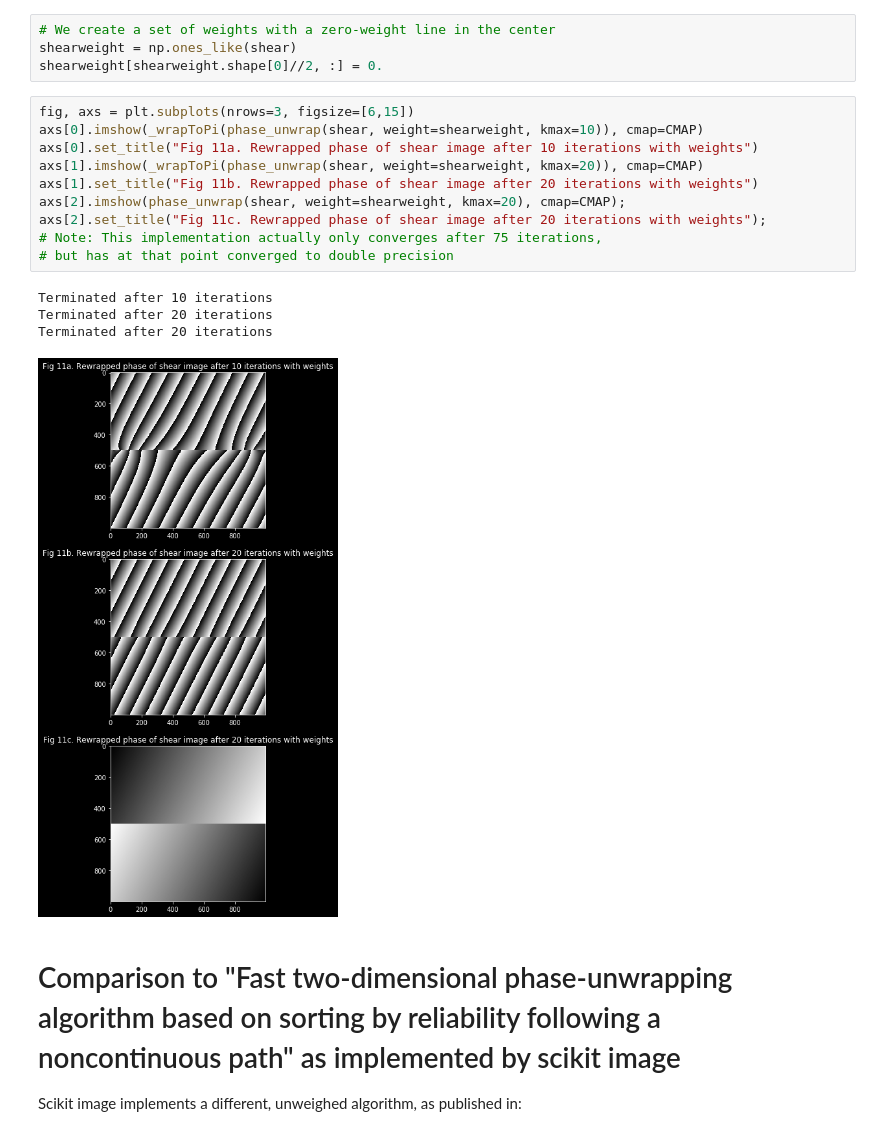
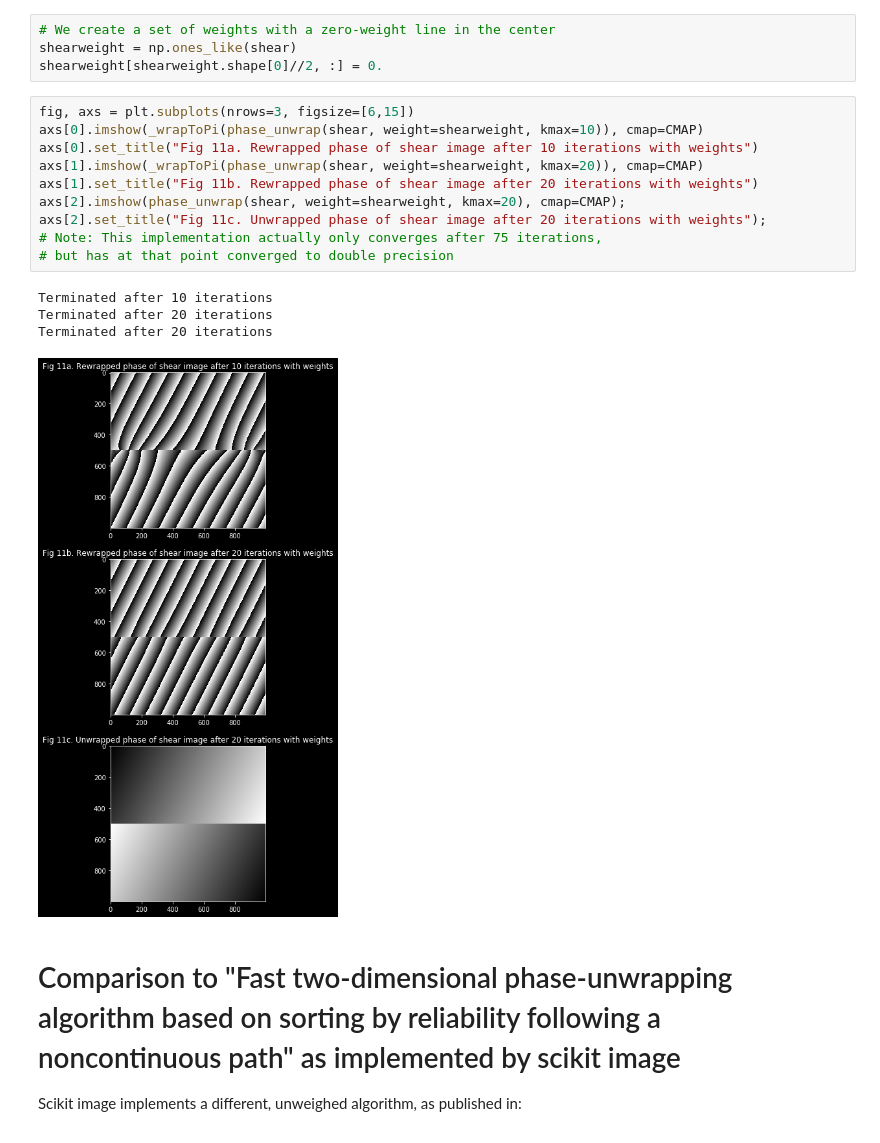
Before and after one commit to TAdeJong/weighed_phase_unwrap, a Jupyter notebook: weighed_phase_unwrap.ipynb, the cells around one changed output. Saved outputs shown, nothing was run; the diff lists cells and outputs as text.

```diff
--- a/weighed_phase_unwrap.ipynb
+++ b/weighed_phase_unwrap.ipynb
@@ -104,18 +105,18 @@ shearweight[shearweight.shape[0]//2, :] = 0.
 # %%
 fig, axs = plt.subplots(nrows=3, figsize=[6,15])
 axs[0].imshow(_wrapToPi(phase_unwrap(shear, weight=shearweight, kmax=10)), cmap=CMAP)
 axs[0].set_title("Fig 11a. Rewrapped phase of shear image after 10 iterations with weights")
 axs[1].imshow(_wrapToPi(phase_unwrap(shear, weight=shearweight, kmax=20)), cmap=CMAP)
 axs[1].set_title("Fig 11b. Rewrapped phase of shear image after 20 iterations with weights")
 axs[2].imshow(phase_unwrap(shear, weight=shearweight, kmax=20), cmap=CMAP);
-axs[2].set_title("Fig 11c. Rewrapped phase of shear image after 20 iterations with weights");
+axs[2].set_title("Fig 11c. Unwrapped phase of shear image after 20 iterations with weights");
 # Note: This implementation actually only converges after 75 iterations,
 # but has at that point converged to double precision
 # %% [output]
 Terminated after 10 iterations
 Terminated after 20 iterations
 Terminated after 20 iterations
-[figure, old version]
+[figure, new version]
 # %% [markdown]
 # Comparison to "Fast two-dimensional phase-unwrapping algorithm based on sorting by reliability following a noncontinuous path" as implemented by scikit image
 
```
Also changed, not shown: parts of 5 cells of this notebook.
